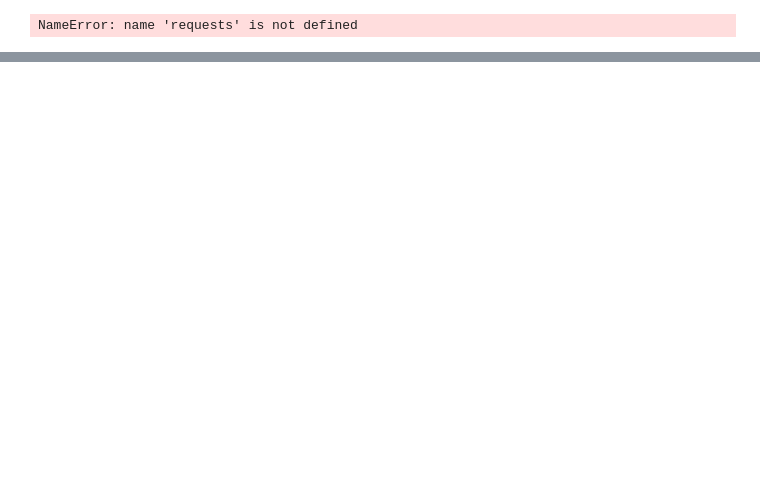
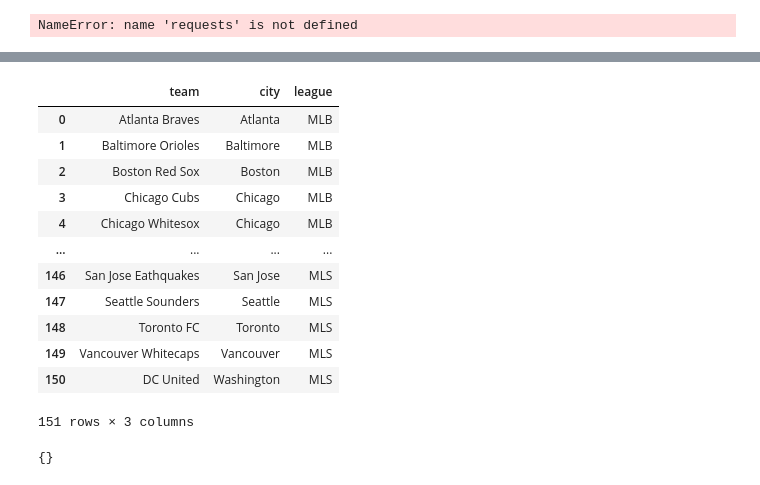
Before and after one commit to RL-Lane/Professional-Sports, a Jupyter notebook: Notebooks/Table from website generated on Pandas.ipynb, the cells around one changed output, grey strips where cells are left out. Drawn from its saved outputs; the diff is of its cells as text; code cells hidden in the pictures; blank space fills up the shorter version.

```diff
--- a/Notebooks/Table from website generated on Pandas.ipynb
+++ b/Notebooks/Table from website generated on Pandas.ipynb
@@ -122,0 +151,43 @@ tables[0]
+# %%
+column_names = ['MLB', 'NFL', 'NBA', 'NHL', 'MLS']
+teams_list = []
+city_list = []
+league_list = []
+
+# Make a list of teams, with each team getting a city and league
+
+for cn in column_names:
+    for index, row in Teams.iterrows():
+        if (row[cn] != '@'):
+            team_list = row[cn].split(',')
+            for t in team_list:
+                teams_list.append(t)
+                city_list.append(row['City'])
+                league_list.append(cn)
+
+
+teams_df = pd.DataFrame({
+    'team':teams_list,
+    'city':city_list,
+    'league':league_list
+})
+
+teams_df
+# %% [output]
+|  | team | city | league |
+| 0 | Atlanta Braves | Atlanta | MLB |
+| 1 | Baltimore Orioles | Baltimore | MLB |
+| 2 | Boston Red Sox | Boston | MLB |
+| 3 | Chicago Cubs | Chicago | MLB |
+| 4 | Chicago Whitesox | Chicago | MLB |
+| ... | ... | ... | ... |
+| 146 | San Jose Eathquakes | San Jose | MLS |
+| 147 | Seattle Sounders | Seattle | MLS |
+| 148 | Toronto FC | Toronto | MLS |
+| 149 | Vancouver Whitecaps | Vancouver | MLS |
+| 150 | DC United | Washington | MLS |
+151 rows × 3 columns
+# %%
+teams_dict
+# %% [output]
+{}
```
Also changed, not shown: parts of 2 cells of this notebook, 3 other files.
